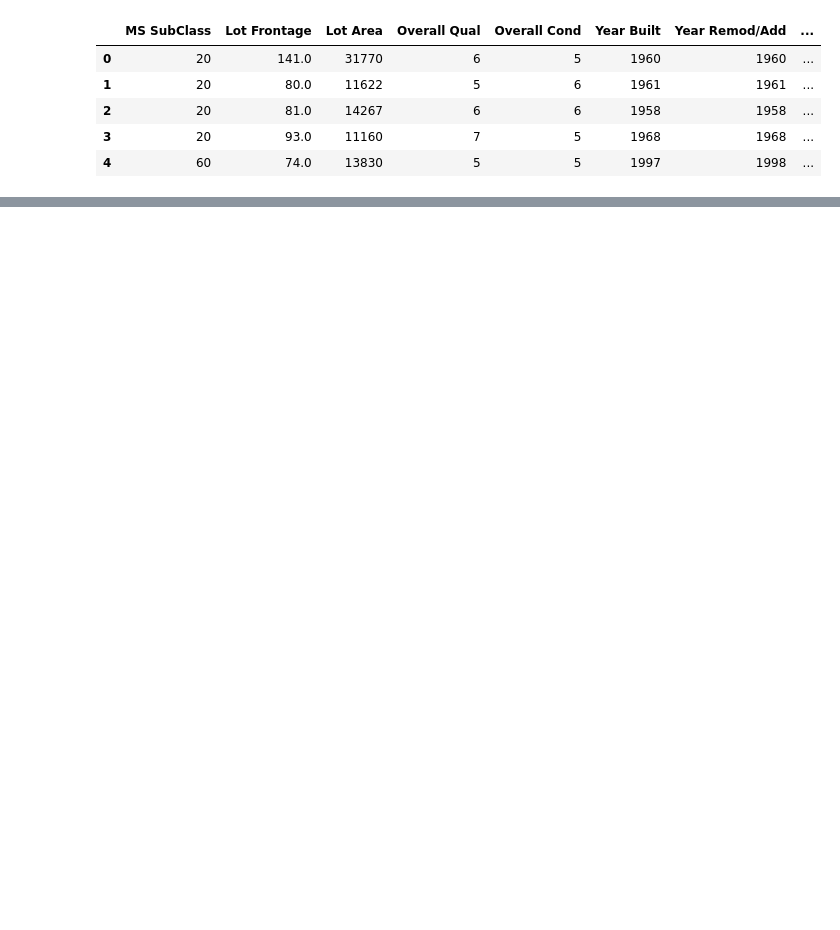
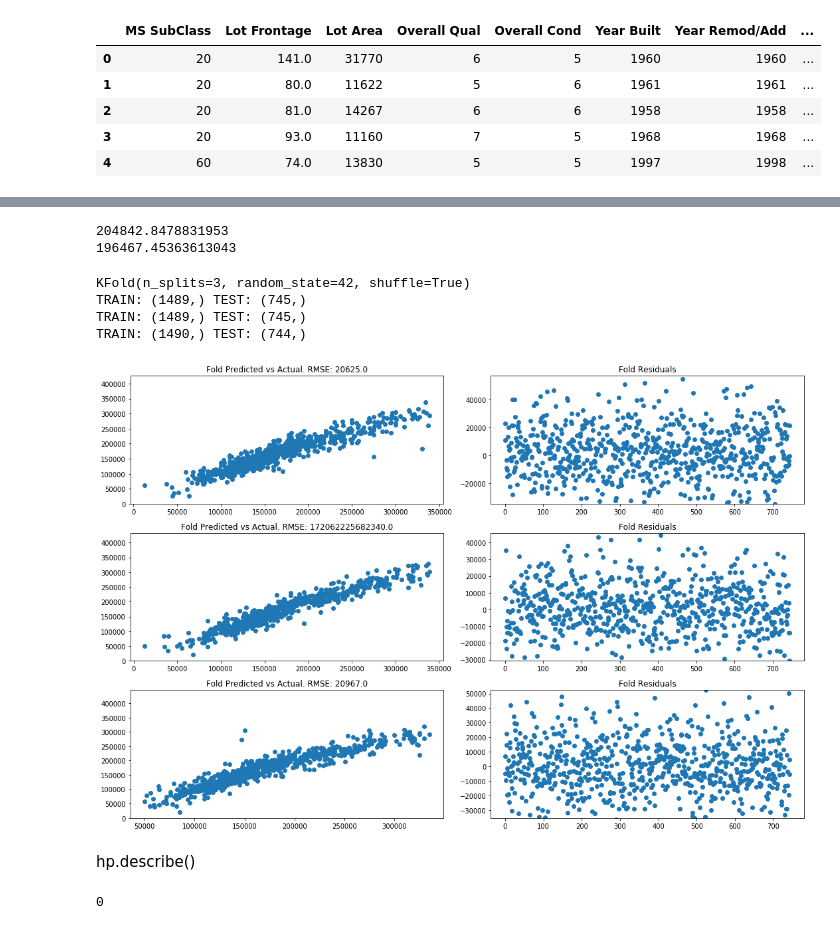
Before and after one commit to scottkds/Ames_Houses, a Jupyter notebook: Ames_House_Prices.ipynb, the cells around one changed output, grey strips where cells are left out. Cells and saved outputs as stored; diff of their text form; code cells hidden in the pictures; blank space fills up the shorter version.

```diff
--- a/Ames_House_Prices.ipynb
+++ b/Ames_House_Prices.ipynb
@@ -174,5 +199,0 @@ plt.show()
-# %%
-scaler = StandardScaler()
-X_train_scaled = scaler.fit_transform(X_train)
-rfecv = RFECV(estimator=LinearRegression(), step=1, cv=StratifiedKFold(3), scoring='neg_mean_squared_error')
-rfecv.fit(X_train_scaled, y_train)
@@ -201,0 +225,61 @@ rfecv.n_features_
+# %%
+# Two predictions are wildly low.
+ytp = pd.Series(y_test_predict, index=y_test.index)
+print(ytp.loc[1861])
+print(ytp.loc[1401])
+# %% [output]
+204842.8478831953
+196467.45363613043
+# %%
+# Split the data into three parts for cross validation
+kf = KFold(n_splits=3, random_state=42, shuffle=True)
+print(kf)
+for train_index, test_index in kf.split(X_train, y_train):
+    print("TRAIN:", train_index.shape, "TEST:", test_index.shape)
+# %% [output]
+KFold(n_splits=3, random_state=42, shuffle=True)
+TRAIN: (1489,) TEST: (745,)
+TRAIN: (1489,) TEST: (745,)
+TRAIN: (1490,) TEST: (744,)
+# %%
+scores = []
+index = 1
+plt.figure(figsize=(15,10))
+for train_index, test_index in kf.split(X_train, y_train):
+    x_train_cv = X_train.values[train_index]
+    y_train_cv = y_train.values[train_index]
+#     print('x_train_cv:', x_train_cv.shape)
+#     print('y_train_cv:', y_train_cv.shape)
+    x_test_cv = X_train.values[test_index]
+    y_test_cv = y_train.values[test_index]
+#     print('x_test_cv:', x_test_cv.shape)
+#     print('y_test_cv:', y_test_cv.shape)
+    pipe.fit(x_train_cv, y_train_cv)
+    fold_predict = pipe.predict(x_test_cv)
+    plt.subplot(3, 2, index)
+    plt.scatter(y_test_cv, fold_predict)
+    low, high = get_outliers_boundries(fold_predict)
+    plt.ylim(0, high * 1.5)
+    plt.title('Fold Predicted vs Actual. RMSE: {}'.format(round(np.sqrt(mse(y_test_cv, fold_predict)))))
+    index += 1
+    plt.subplot(3, 2, index)
+    plt.scatter(np.arange(0, len(test_index)), fold_predict - y_test_cv)
+    low, high = get_outliers_boundries(fold_predict - y_test_cv)
+    plt.ylim(low, high * 1.5)
+    plt.title('Fold Residuals')
+    index += 1
+plt.tight_layout()
+plt.show()
+# %% [output]
+[figure, added]
+# %% [markdown]
+hp.describe()
+# %%
+def backward_elimination(X, y):
+    pipe = make_pipeline(StandardScaler(), LinearRegression())
+    rmse = {'before': 0, 'after': 0}
+    pipe.fit(X, y)
+
+    for col in
+# %% [output]
+0
```
Also changed, not shown: parts of 16 cells of this notebook.
